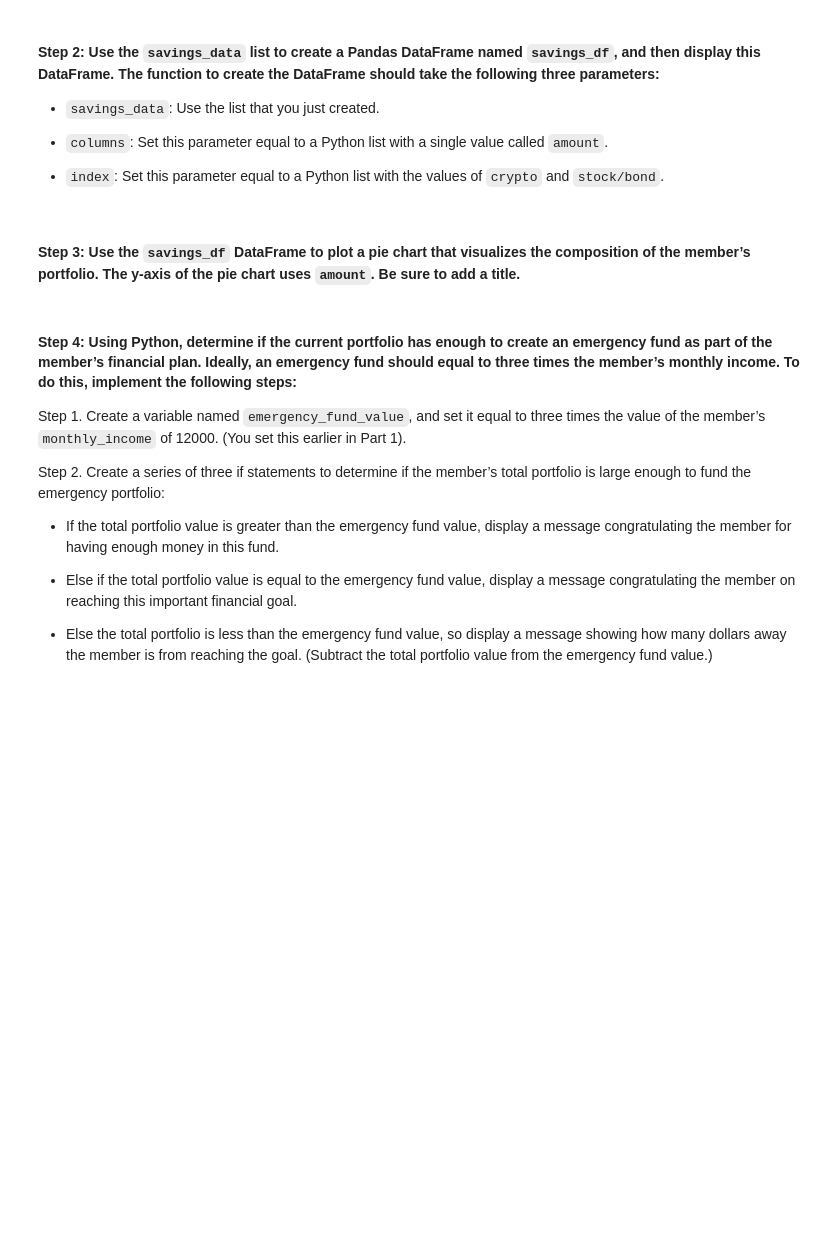
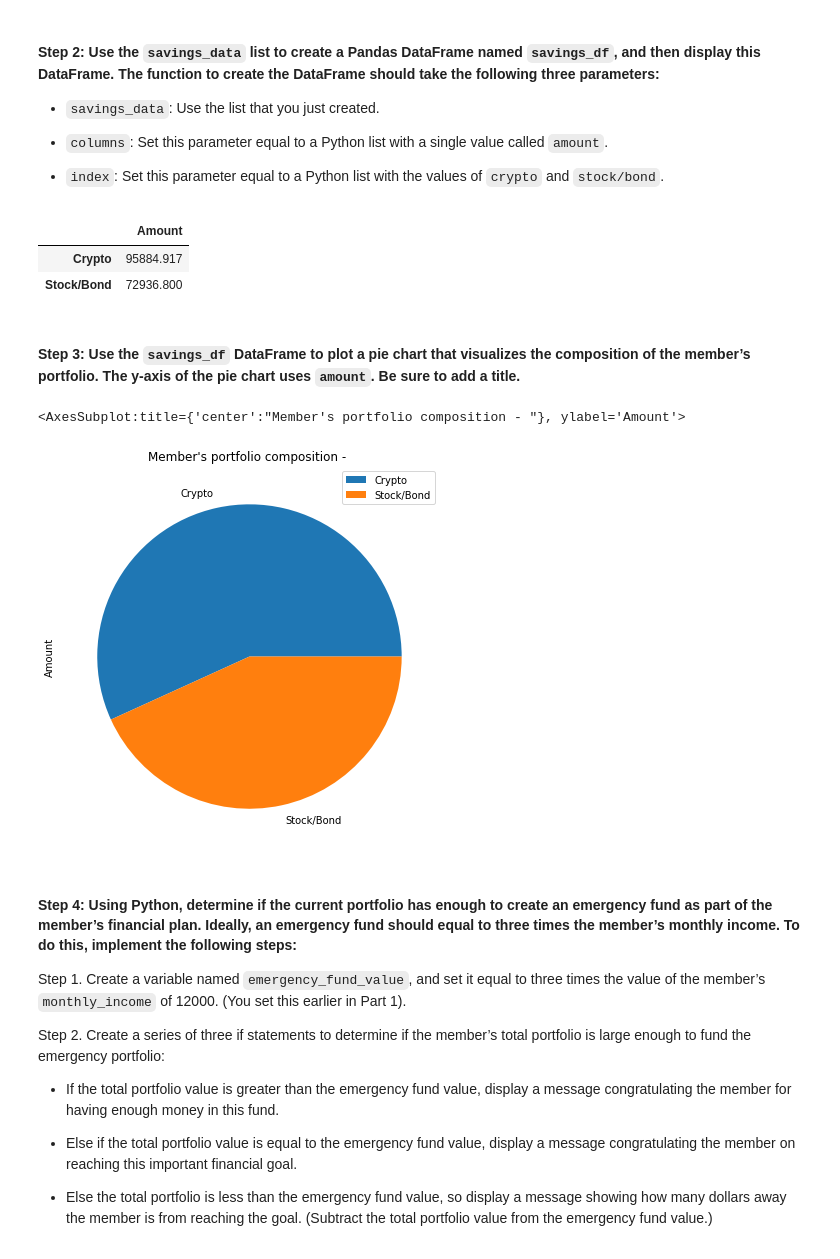
Before and after one commit to Abhishikaf/Financial_Planning, a Jupyter notebook: financial_planning_tools.ipynb, the cells around one changed output. Drawn from its saved outputs; the diff is of its cells as text; code cells hidden in the pictures; blank space fills up the shorter version.

```diff
--- a/financial_planning_tools.ipynb
+++ b/financial_planning_tools.ipynb
@@ -201,6 +262,6 @@ agg_value = # YOUR CODE HERE
 # %%
 # Calculate the current value of the stock portion of the portfolio
-spy_value = # YOUR CODE HERE
+spy_value = spy_shares*spy_close_price
 
 # Print the current value of the stock portfolio
-# YOUR CODE HERE
+print(f"Current Value of the stock portfolio: ${spy_value}")
@@ -207,6 +270,6 @@ spy_value = # YOUR CODE HERE
 # %%
 # Calculate the total value of the stock and bond portion of the portfolio
-total_stocks_bonds = # YOUR CODE HERE
+total_stocks_bonds = agg_value + spy_value
 
 # Print the current balance of the stock and bond portion of the portfolio
-# YOUR CODE HERE
+print(f"Current Value of the stock and bond portion of the portfolio: ${total_stocks_bonds}")
@@ -249,7 +316,7 @@ In this section, you’ll use the valuations for the cryptocurrency wallet and f
 #### Step 1: Create a Python list named `savings_data` that has two elements. The first element contains the total value of the cryptocurrency wallet. The second element contains the total value of the stock and bond portions of the portfolio.
 # %%
 # Consolidate financial assets data into a Python list
-# YOUR CODE HERE
+savings_data = [total_crypto_wallet, total_stocks_bonds]
 
 # Review the Python list savings_data
-# YOUR CODE HERE
+savings_data
@@ -263,15 +332,22 @@ In this section, you’ll use the valuations for the cryptocurrency wallet and f
 - `index`: Set this parameter equal to a Python list with the values of `crypto` and `stock/bond`.
 # %%
 # Create a Pandas DataFrame called savings_df
-# YOUR CODE HERE
+savings_df = pd.DataFrame(savings_data, columns = ["Amount"], index = ["Crypto", "Stock/Bond"])
 
 # Display the savings_df DataFrame
-# YOUR CODE HERE
+display(savings_df)
+# %% [output]
+|  | Amount |
+| Crypto | 95884.917 |
+| Stock/Bond | 72936.800 |
 # %% [markdown]
 #### Step 3: Use the `savings_df` DataFrame to plot a pie chart that visualizes the composition of the member’s portfolio. The y-axis of the pie chart uses `amount`. Be sure to add a title.
 # %%
 # Plot the total value of the member's portfolio (crypto and stock/bond) in a pie chart
-# YOUR CODE HERE
+savings_df.plot.pie(y = 'Amount',figsize = (10,7), title = "Member's portfolio composition - ")
+# %% [output]
+<AxesSubplot:title={'center':"Member's portfolio composition - "}, ylabel='Amount'>
+[figure, added]
 # %% [markdown]
 #### Step 4: Using Python, determine if the current portfolio has enough to create an emergency fund as part of the member’s financial plan. Ideally, an emergency fund should equal to three times the member’s monthly income. To do this, implement the following steps:
 
```
Also changed, not shown: parts of 40 cells of this notebook.
